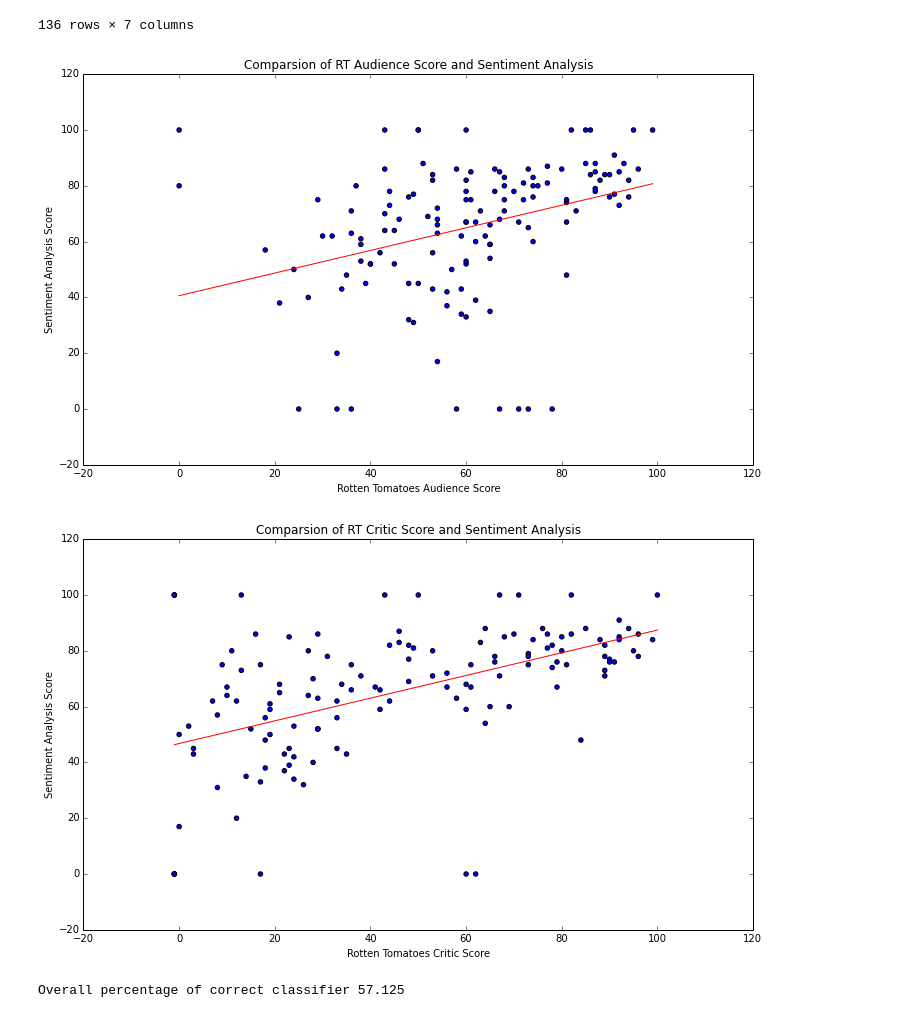
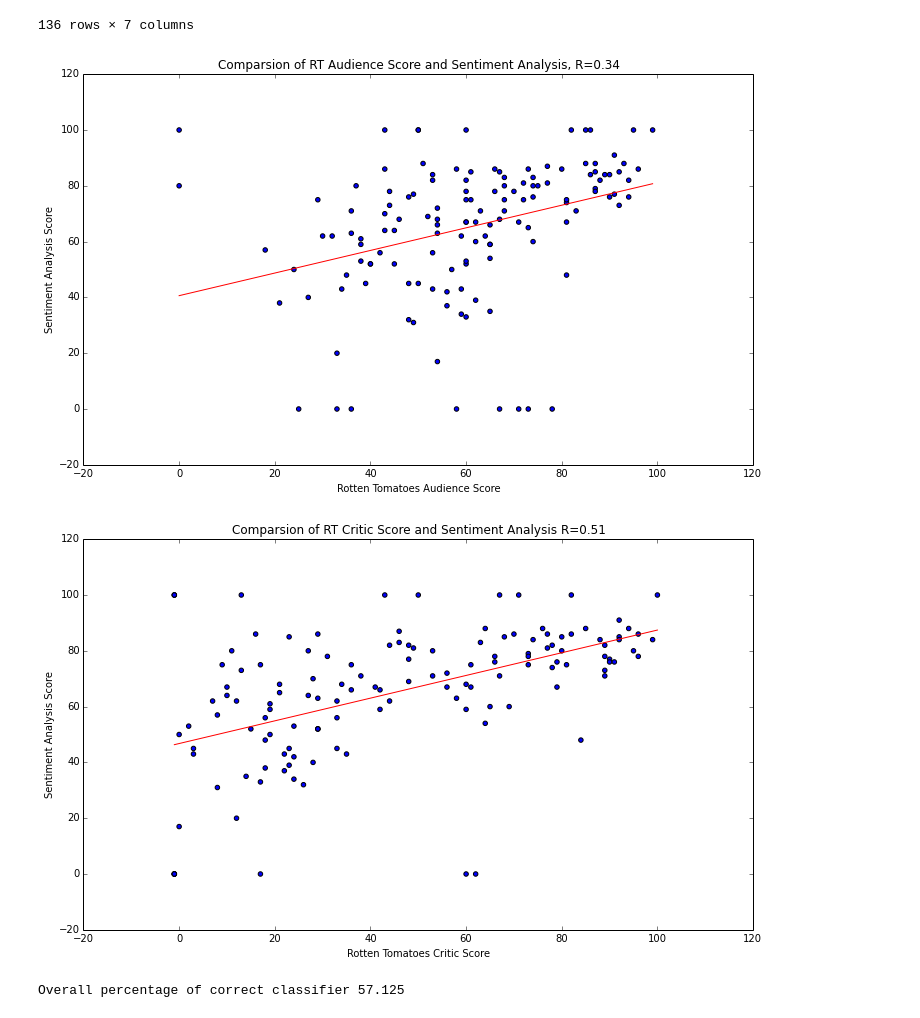
Before and after one commit to akhilketkar/cs209-project, a Jupyter notebook: sentiment_analysis_RT.ipynb, the cells around one changed output. Cells and saved outputs as stored; diff of their text form; code cells hidden in the pictures.

```diff
--- a/sentiment_analysis_RT.ipynb
+++ b/sentiment_analysis_RT.ipynb
@@ -426,29 +431,32 @@ overall_mov
 # %%
 plt.figure(figsize=(12, 7))
 plt.scatter(overall_mov.AudScore, overall_mov.Sentiment_Score)
 plt.xlabel('Rotten Tomatoes Audience Score')
 plt.ylabel('Sentiment Analysis Score')
-plt.title('Comparsion of RT Audience Score and Sentiment Analysis')
+plt.title('Comparsion of RT Audience Score and Sentiment Analysis,' + ' R=' +
+          str(round(np.corrcoef(overall_mov.AudScore, overall_mov.Sentiment_Score)[0][1],2)))
 
 m, b = np.polyfit(overall_mov.AudScore, overall_mov.Sentiment_Score, 1)
 x = np.linspace(overall_mov.AudScore.min(), overall_mov.AudScore.max(), 1000)
 plt.plot(x, m*x +b, 'r-')
 plt.show()
 # %% [output]
-[figure, old version]
+[figure, new version]
 # %%
 plt.figure(figsize=(12, 7))
 plt.scatter(overall_mov.CriticsScore, overall_mov.Sentiment_Score)
 plt.xlabel('Rotten Tomatoes Critic Score')
 plt.ylabel('Sentiment Analysis Score')
-plt.title('Comparsion of RT Critic Score and Sentiment Analysis')
+plt.title('Comparsion of RT Critic Score and Sentiment Analysis'+ ' R=' +
+          str(round(np.corrcoef(overall_mov.CriticsScore, overall_mov.Sentiment_Score)[0][1],2)))
+
 
 m, b = np.polyfit(overall_mov.CriticsScore, overall_mov.Sentiment_Score, 1)
 x = np.linspace(overall_mov.CriticsScore.min(), overall_mov.CriticsScore.max(), 1000)
 plt.plot(x, m*x +b, 'r-')
 plt.show()
 # %% [output]
-[figure, old version]
+[figure, new version]
 # %%
 print 'Overall percentage of correct classifier', np.mean(overall_mov.Classifier_Rating)
 # %% [output]
```
Also changed, not shown: parts of 3 cells of this notebook.
